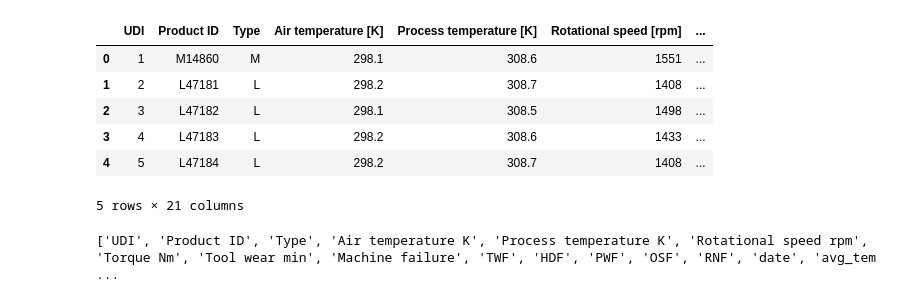
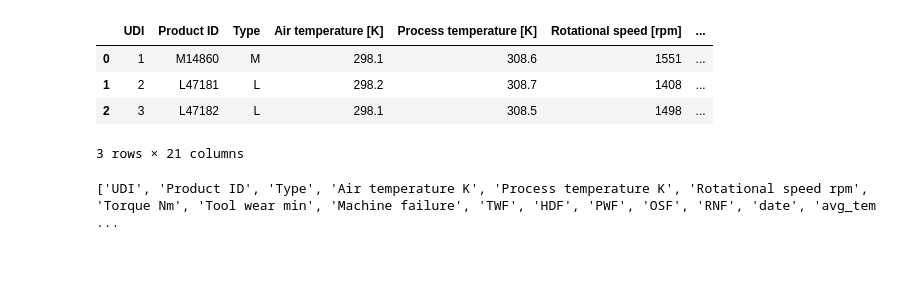
Before and after one commit to KVP6755/Project1_Predictive-Maintenance, a Jupyter notebook: dsml_project1.ipynb, the cells around one changed output. Saved outputs shown, nothing was run; the diff lists cells and outputs as text; code cells hidden in the pictures; blank space fills up the shorter version.

```diff
--- a/dsml_project1.ipynb
+++ b/dsml_project1.ipynb
@@ -1,16 +1,14 @@
 # %%
 import pandas as pd
 import numpy as np
 df = pd.read_csv(r"D:\DS115-VIS\.venv\Project1_Predictive-Maintenance\ai4i_fused.csv")
-df.head()
+df.head(3)
 # %% [output]
 |  | UDI | Product ID | Type | Air temperature [K] | Process temperature [K] | Rotational speed [rpm] | ... |
 | 0 | 1 | M14860 | M | 298.1 | 308.6 | 1551 | ... |
 | 1 | 2 | L47181 | L | 298.2 | 308.7 | 1408 | ... |
 | 2 | 3 | L47182 | L | 298.1 | 308.5 | 1498 | ... |
-| 3 | 4 | L47183 | L | 298.2 | 308.6 | 1433 | ... |
-| 4 | 5 | L47184 | L | 298.2 | 308.7 | 1408 | ... |
-5 rows × 21 columns
+3 rows × 21 columns
 # %%
 # Clean trailing and leading spaces from column names
 df.columns = df.columns.str.strip()
```
Also changed, not shown: parts of 8 cells of this notebook, 5 other files.
